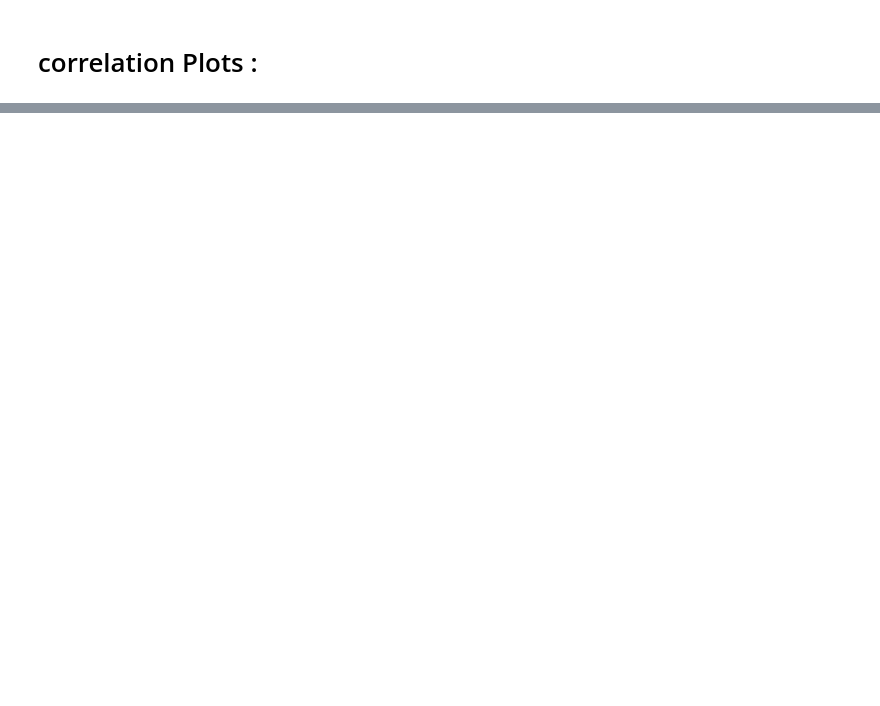
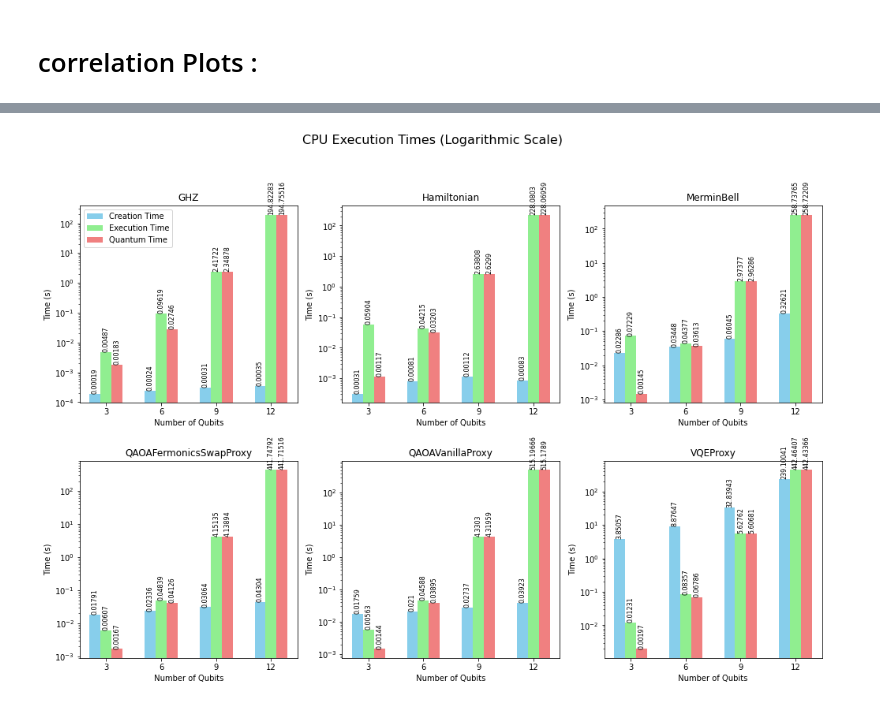
Before and after one commit to PavanCyborg/QSIM_SupermarQ, a Jupyter notebook: Client-Superstaq/qsim-superstaq/QSIM_implementation.ipynb, the cells around one changed output, grey strips where cells are left out. Cells and saved outputs as stored; diff of their text form; code cells hidden in the pictures; blank space fills up the shorter version.

```diff
--- a/Client-Superstaq/qsim-superstaq/QSIM_implementation.ipynb
+++ b/Client-Superstaq/qsim-superstaq/QSIM_implementation.ipynb
@@ -391,0 +324,98 @@ plot_correlations(
+# %%
+# Full code with modifications (qubit numbers for labels and annotated bar values)
+
+# Create subplots for each circuit group with a logarithmic scale on the y-axis
+
+# Data grouped by circuits
+circuit_groups = {
+    'GHZ': ['GHZ_3', 'GHZ_6', 'GHZ_9', 'GHZ_12'],
+    'Hamiltonian': ['Hamiltonian_3', 'Hamiltonian_6', 'Hamiltonian_9', 'Hamiltonian_12'],
+    'MerminBell': ['MerminBell_3', 'MerminBell_6', 'MerminBell_9', 'MerminBell_12'],
+    'QAOAFermonicsSwapProxy': ['QAOAFermonicsSwapProxy_3', 'QAOAFermonicsSwapProxy_6', 'QAOAFermonicsSwapProxy_9', 'QAOAFermonicsSwapProxy_12'],
+    'QAOAVanillaProxy': ['QAOAVanillaProxy_3', 'QAOAVanillaProxy_6', 'QAOAVanillaProxy_9', 'QAOAVanillaProxy_12'],
+    'VQEProxy': ['VQEProxy_3-1', 'VQEProxy_6-1', 'VQEProxy_9-1', 'VQEProxy_12-1']
+}
+
+# Times grouped by the corresponding circuits
+times_grouped = {
+    'GHZ': {
+        'creation': [0.00019, 0.00024, 0.00031, 0.00035],
+        'execution': [0.00487, 0.09619, 2.41722, 194.82283],
+        'quantum': [0.00183, 0.02746, 2.34878, 194.75516]
+    },
+    'Hamiltonian': {
+        'creation': [0.00031, 0.00081, 0.00112, 0.00083],
+        'execution': [0.05904, 0.04215, 2.63808, 228.08030],
+        'quantum': [0.00117, 0.03203, 2.62990, 228.06959]
+    },
+    'MerminBell': {
+        'creation': [0.02286, 0.03448, 0.06045, 0.32621],
+        'execution': [0.07229, 0.04377, 2.97377, 258.73765],
+        'quantum': [0.00145, 0.03613, 2.96286, 258.72209]
+    },
+    'QAOAFermonicsSwapProxy': {
+        'creation': [0.01791, 0.02336, 0.03064, 0.04304],
+        'execution': [0.00607, 0.04839, 4.15135, 441.74792],
+        'quantum': [0.00167, 0.04126, 4.13894, 441.71516]
+    },
+    'QAOAVanillaProxy': {
+        'creation': [0.01759, 0.02100, 0.02737, 0.03923],
+        'execution': [0.00563, 0.04588, 4.33030, 515.19666],
+        'quantum': [0.00144, 0.03895, 4.31959, 515.17890]
+    },
+    'VQEProxy': {
+        'creation': [3.85057, 8.87647, 32.83943, 239.10041],
+        'execution': [0.01231, 0.08357, 5.62762, 442.46407],
+        'quantum': [0.00197, 0.06786, 5.60681, 442.43366]
+    }
+}
+
+# Create subplots
+fig = plt.figure(figsize=(14, 10))
+gs = gridspec.GridSpec(2, 3, figure=fig)
+
+axes = []
+for i in range(6):
+    ax = fig.add_subplot(gs[i // 3, i % 3])
+    axes.append(ax)
+
+# Plot the data in each subplot
+for i, (group, data) in enumerate(times_grouped.items()):
+    x = np.arange(len(data['creation']))
+    bar_width = 0.2
+
+    # Create bars for each time category (Creation, Execution, Quantum)
+    bars1 = axes[i].bar(x - bar_width, data['creation'], bar_width, label='Creation Time', color='skyblue')
+    bars2 = axes[i].bar(x, data['execution'], bar_width, label='Execution Time', color='lightgreen')
+    bars3 = axes[i].bar(x + bar_width, data['quantum'], bar_width, label='Quantum Time', color='lightcoral')
+
+    # Set title and labels
+    axes[i].set_title(group)
+    axes[i].set_xticks(x)
+    # Set x-axis labels to just qubit numbers
+    axes[i].set_xticklabels(['3', '6', '9', '12'], rotation=0)
+
+    # Use a logarithmic scale for the y-axis
+    axes[i].set_yscale('log')
+    axes[i].set_ylabel('Time (s)')
+    axes[i].set_xlabel(' Number of Qubits ')
+
+    # Annotate each bar with its value
+    for bar in bars1 + bars2 + bars3:
+        yval = bar.get_height()
+        rotation = 90
+        if yval > 0:  # To avoid annotation of zero values
+            axes[i].text(bar.get_x() + bar.get_width() / 2, yval, round(yval, 5),
+                         ha='center', va='bottom', fontsize=8, rotation=rotation)
+
+    # Add a legend to the first plot
+    if i == 0:
+        axes[i].legend()
+
+# Set overall title and show the plot
+fig.suptitle('CPU Execution Times (Logarithmic Scale)', fontsize=16)
+plt.tight_layout(rect=[0, 0, 1, 0.95])
+plt.savefig("SupermarQ_DM.jpg",dpi=600, bbox_inches='tight')
+plt.show()
+# %% [output]
+[figure, added]
```
Also changed, not shown: parts of 13 cells of this notebook, 13 other files.
